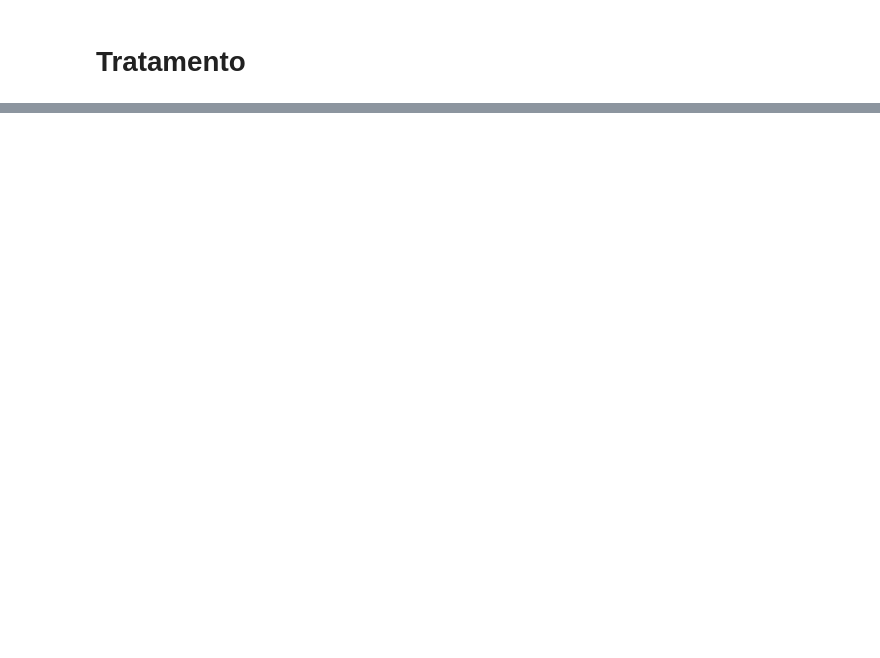
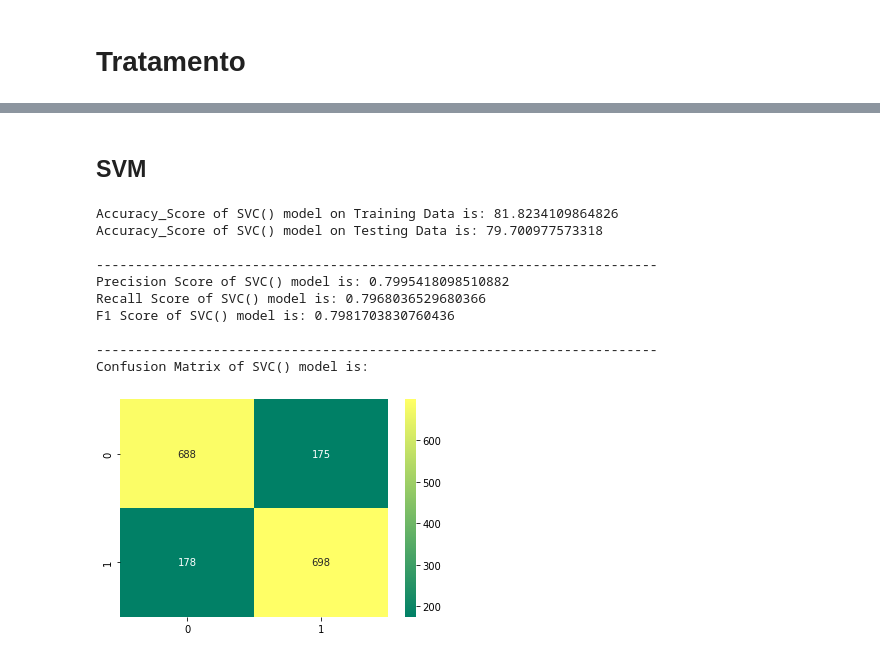
Before and after one commit to luhenr/KaggleCompetitions, a Jupyter notebook: SpaceshipTitanic.ipynb, the cells around one changed output, grey strips where cells are left out. Drawn from its saved outputs; the diff is of its cells as text; code cells hidden in the pictures; blank space fills up the shorter version.

```diff
--- a/SpaceshipTitanic.ipynb
+++ b/SpaceshipTitanic.ipynb
@@ -108,0 +261,16 @@ print(grid_search.best_params_, grid_search.best_score_)
+# %% [markdown]
+## SVM
+# %%
+model_prediction(SVC())
+# %% [output]
+Accuracy_Score of SVC() model on Training Data is: 81.8234109864826
+Accuracy_Score of SVC() model on Testing Data is: 79.700977573318
+
+------------------------------------------------------------------------
+Precision Score of SVC() model is: 0.7995418098510882
+Recall Score of SVC() model is: 0.7968036529680366
+F1 Score of SVC() model is: 0.7981703830760436
+
+------------------------------------------------------------------------
+Confusion Matrix of SVC() model is:
+[figure, added]
```
Also changed, not shown: parts of 140 cells of this notebook.
